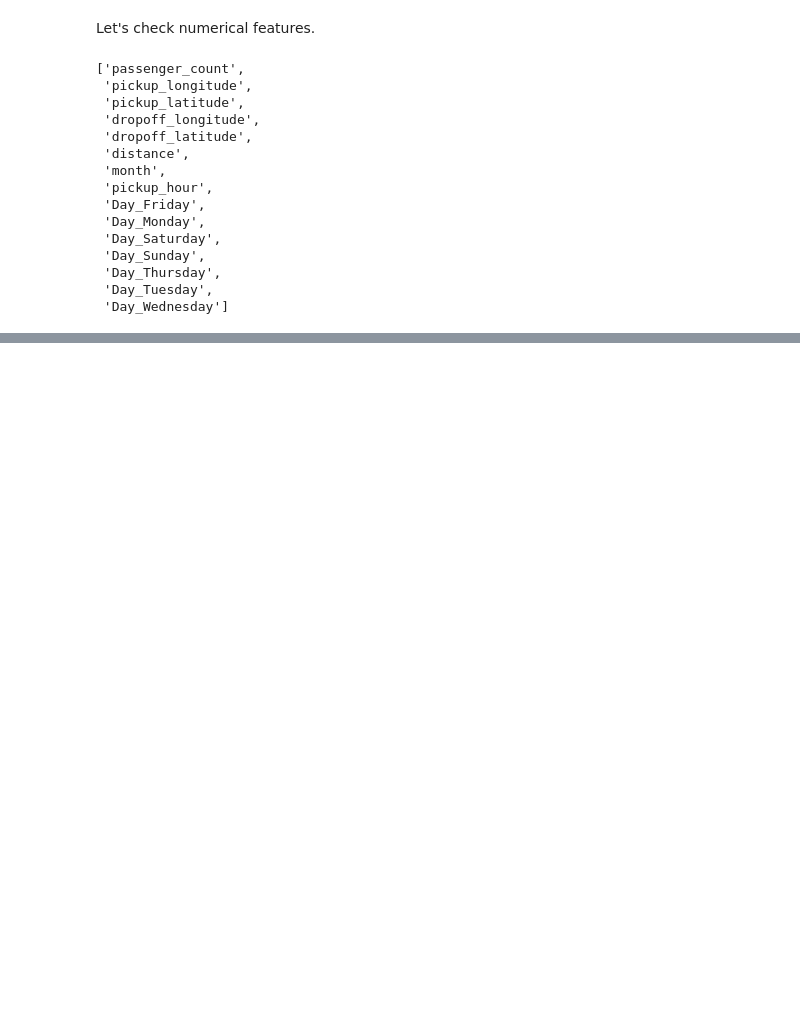
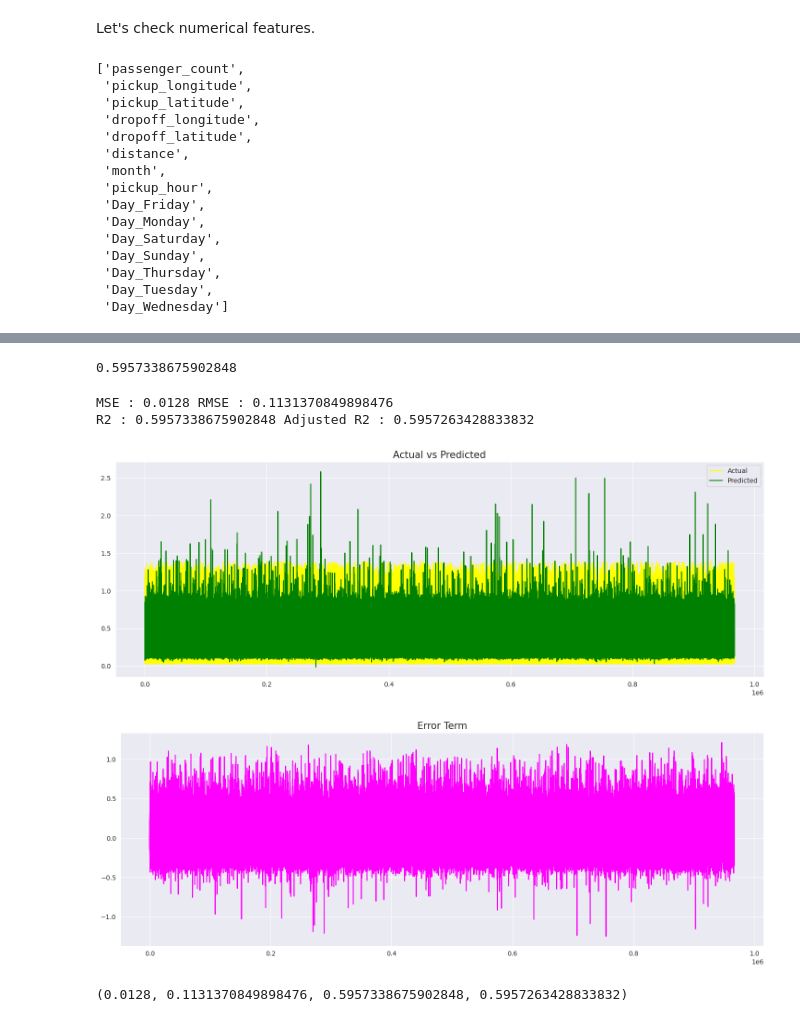
Before and after one commit to Ankita-chouhan-github/EDA-Capstone-project, a Jupyter notebook: NYC_Taxi_Trip_Time_Prediction_(Capstone_Project).ipynb, the cells around one changed output, grey strips where cells are left out. Saved outputs shown, nothing was run; the diff lists cells and outputs as text; code cells hidden in the pictures; blank space fills up the shorter version.

```diff
--- a/NYC_Taxi_Trip_Time_Prediction_(Capstone_Project).ipynb
+++ b/NYC_Taxi_Trip_Time_Prediction_(Capstone_Project).ipynb
@@ -1042,11 +1042,19 @@ def EvaluationMetric(Xt,yt,yp,disp="on"):
 
   #Plotting Actual and Predicted Values
   plt.figure(figsize=(18,6))
-  plt.plot((yp)[:100])
-  plt.plot((np.array(yt)[:100]))
-  plt.legend(["Predicted","Actual"])
-  plt.title('Actual and Predicted Time Duration')
+  c= [i for i in range(0, len(yt))]
+  plt.plot(c, yt, color='yellow', linewidth=1.5, linestyle='-')
+  plt.plot(c, yp, color='green', linewidth=1.5, linestyle='-')
+  plt.title('Actual vs Predicted', fontsize=15)
+  plt.legend(["Actual", "Predicted"])
+  plt.show()
 
+
+  plt.figure(figsize= (18,6))
+  c= [i for i in range(0, len(yt))]
+  plt.plot(c, yt-yp, color='magenta', linewidth=1.5, linestyle='-')
+  plt.title('Error Term', fontsize=15)
+  plt.show()
 
 
   return (MSE,RMSE,R2,Adjusted_R2)
@@ -1052,0 +1068,20 @@ def EvaluationMetric(Xt,yt,yp,disp="on"):
+# %%
+# Instantiating the Linear Regression model
+linear_reg = LinearRegression().fit(X_train, y_train)
+# %%
+linear_reg.score(X_train, y_train)
+# %% [output]
+0.5957338675902848
+# %%
+y_pred_train = linear_reg.predict(X_train)
+
+y_pred_test = linear_reg.predict(X_test)
+# %%
+#Evaluation metrics for Train set
+EvaluationMetric(X_train,y_train,y_pred_train)
+# %% [output]
+MSE : 0.0128 RMSE : 0.1131370849898476
+R2 : 0.5957338675902848 Adjusted R2 : 0.5957263428833832
+[figure, added]
+[figure, added]
+(0.0128, 0.1131370849898476, 0.5957338675902848, 0.5957263428833832)
```
Also changed, not shown: parts of 4 cells of this notebook.
